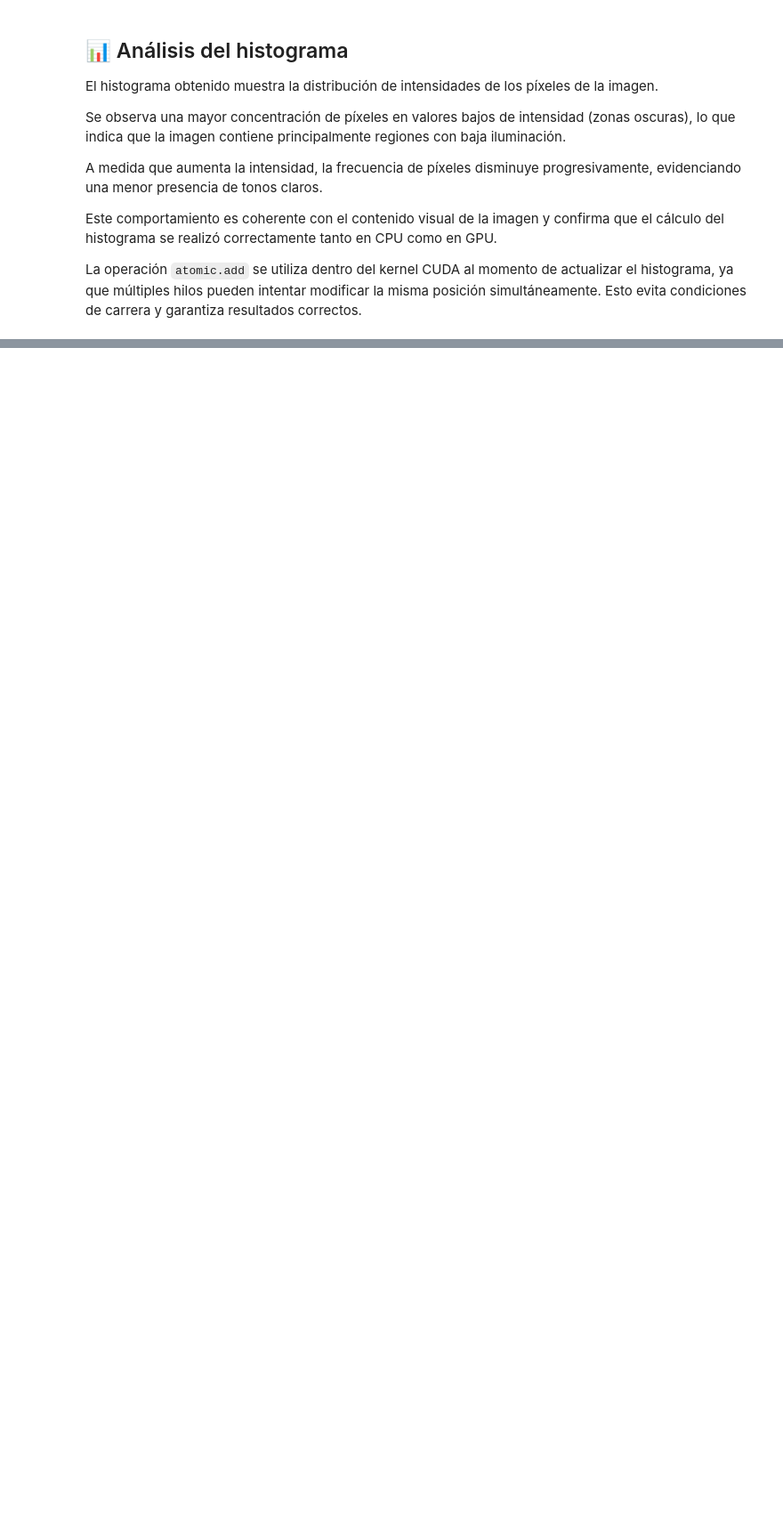
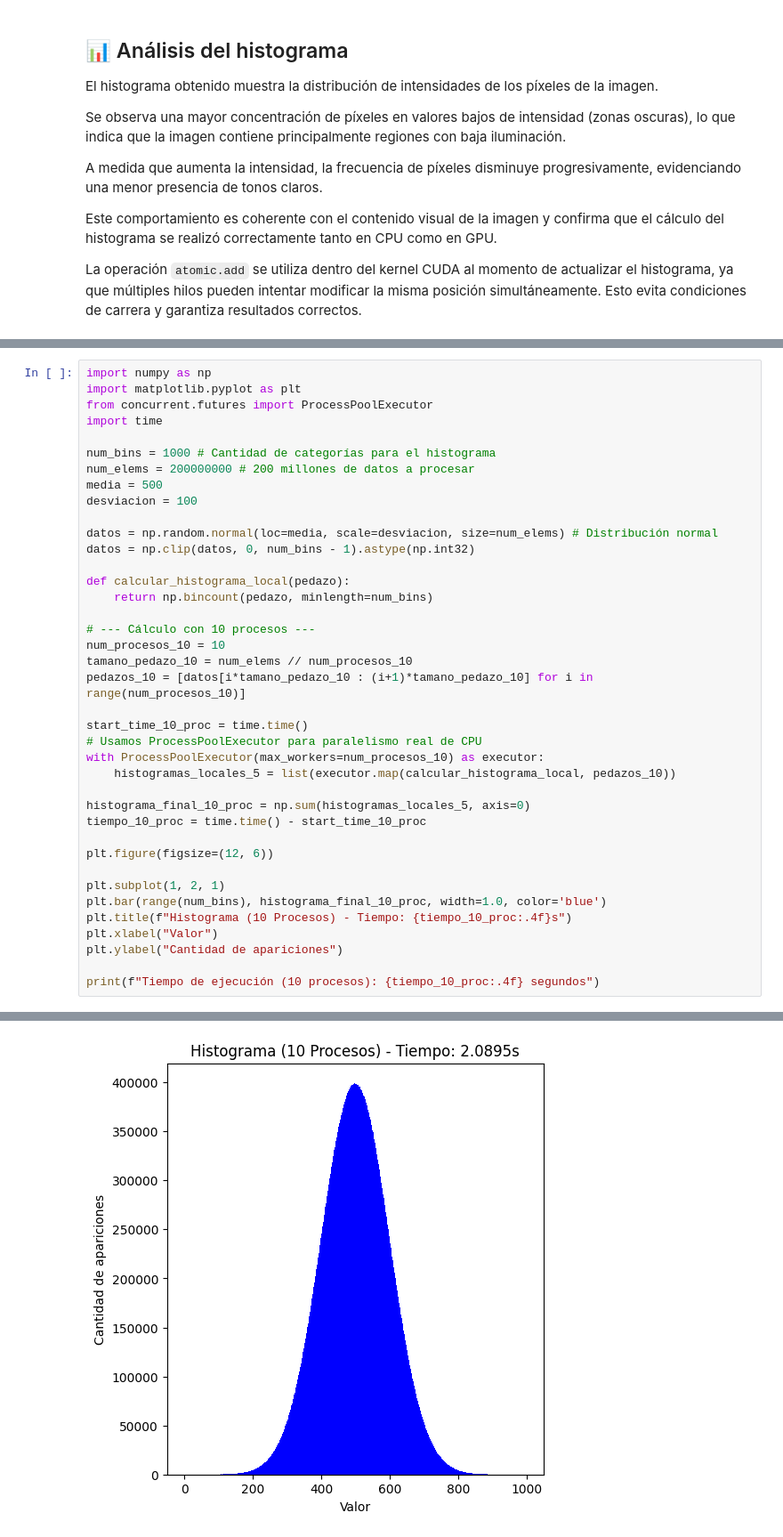
Before and after one commit to SebastianUrrego/LabParalela, a Jupyter notebook: Paralela_lab_paralelismo.ipynb, the cells around one changed output, grey strips where cells are left out. Shown at 89% size. Drawn from its saved outputs; the diff is of its cells as text; blank space fills up the shorter version.

```diff
--- a/Paralela_lab_paralelismo.ipynb
+++ b/Paralela_lab_paralelismo.ipynb
@@ -739,0 +943,40 @@ La principal fuente de aceleración es que las tres etapas explotan formas disti
+# %%
+import numpy as np
+import matplotlib.pyplot as plt
+from concurrent.futures import ProcessPoolExecutor
+import time
+
+num_bins = 1000 # Cantidad de categorías para el histograma
+num_elems = 200000000 # 200 millones de datos a procesar
+media = 500
+desviacion = 100
+
+datos = np.random.normal(loc=media, scale=desviacion, size=num_elems) # Distribución normal
+datos = np.clip(datos, 0, num_bins - 1).astype(np.int32)
+
+def calcular_histograma_local(pedazo):
+    return np.bincount(pedazo, minlength=num_bins)
+
+# --- Cálculo con 10 procesos ---
+num_procesos_10 = 10
+tamano_pedazo_10 = num_elems // num_procesos_10
+pedazos_10 = [datos[i*tamano_pedazo_10 : (i+1)*tamano_pedazo_10] for i in range(num_procesos_10)]
+
+start_time_10_proc = time.time()
+# Usamos ProcessPoolExecutor para paralelismo real de CPU
+with ProcessPoolExecutor(max_workers=num_procesos_10) as executor:
+    histogramas_locales_5 = list(executor.map(calcular_histograma_local, pedazos_10))
+
+histograma_final_10_proc = np.sum(histogramas_locales_5, axis=0)
+tiempo_10_proc = time.time() - start_time_10_proc
+
+plt.figure(figsize=(12, 6))
+
+plt.subplot(1, 2, 1)
+plt.bar(range(num_bins), histograma_final_10_proc, width=1.0, color='blue')
+plt.title(f"Histograma (10 Procesos) - Tiempo: {tiempo_10_proc:.4f}s")
+plt.xlabel("Valor")
+plt.ylabel("Cantidad de apariciones")
+
+print(f"Tiempo de ejecución (10 procesos): {tiempo_10_proc:.4f} segundos")
+# %% [output]
@@ -739,0 +984 @@ La principal fuente de aceleración es que las tres etapas explotan formas disti
+[figure, added]
```
Also changed, not shown: parts of 23 cells of this notebook.
